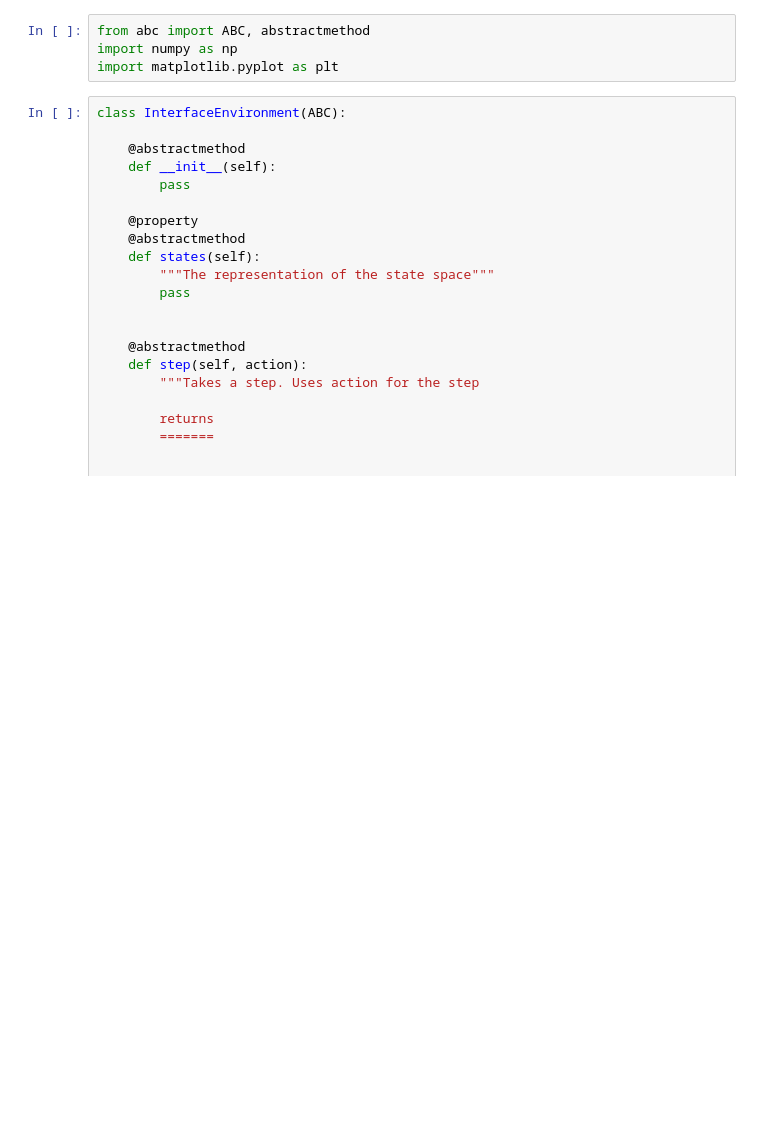
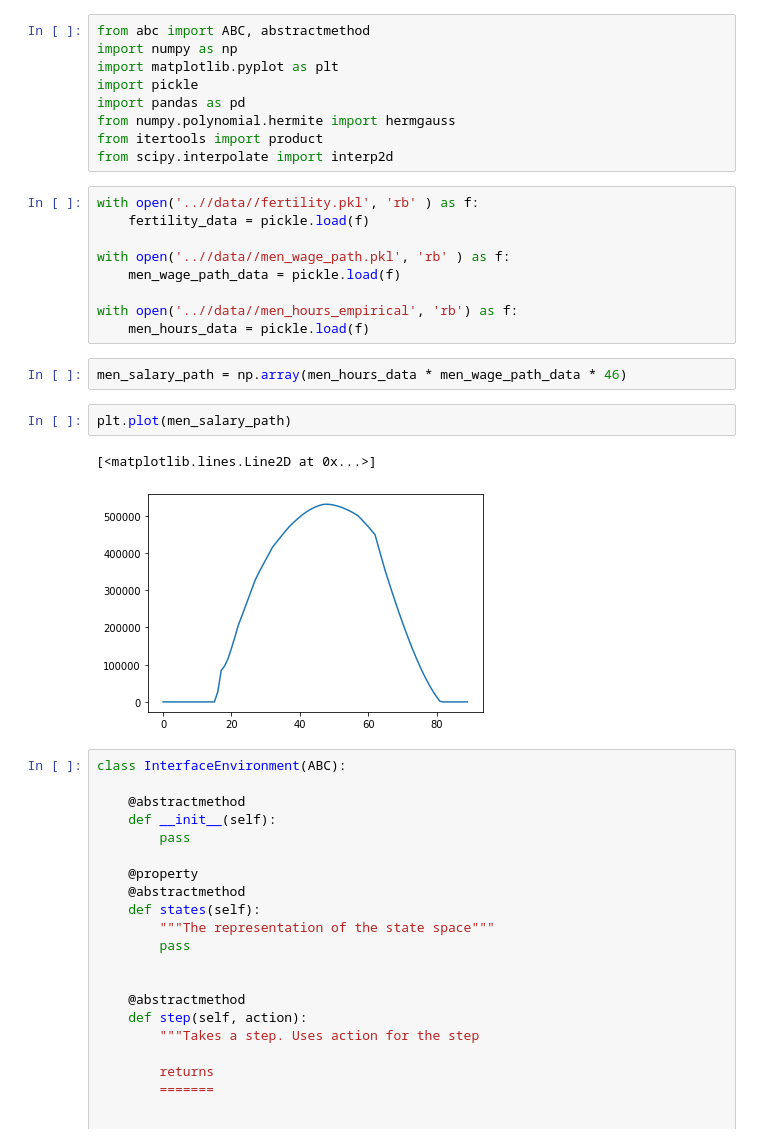
Before and after one commit to JakartaLaw/speciale, a Jupyter notebook: src/Model 1 - Value Function Iteration.ipynb, the cells around one changed output. Drawn from its saved outputs; the diff is of its cells as text; blank space fills up the shorter version.

```diff
--- a/src/Model 1 - Value Function Iteration.ipynb
+++ b/src/Model 1 - Value Function Iteration.ipynb
@@ -2,6 +2,27 @@
 from abc import ABC, abstractmethod
 import numpy as np
 import matplotlib.pyplot as plt
+import pickle
+import pandas as pd
+from numpy.polynomial.hermite import hermgauss
+from itertools import product
+from scipy.interpolate import interp2d
+# %%
+with open('..//data//fertility.pkl', 'rb' ) as f:
+    fertility_data = pickle.load(f)
+
+with open('..//data//men_wage_path.pkl', 'rb' ) as f:
+    men_wage_path_data = pickle.load(f)
+
+with open('..//data//men_hours_empirical', 'rb') as f:
+    men_hours_data = pickle.load(f)
+# %%
+men_salary_path = np.array(men_hours_data * men_wage_path_data * 46)
+# %%
+plt.plot(men_salary_path)
+# %% [output]
+[<matplotlib.lines.Line2D at 0x...>]
+[figure, added]
 # %%
 class InterfaceEnvironment(ABC):
 
```
Also changed, not shown: parts of 61 cells of this notebook, 6 other files.
